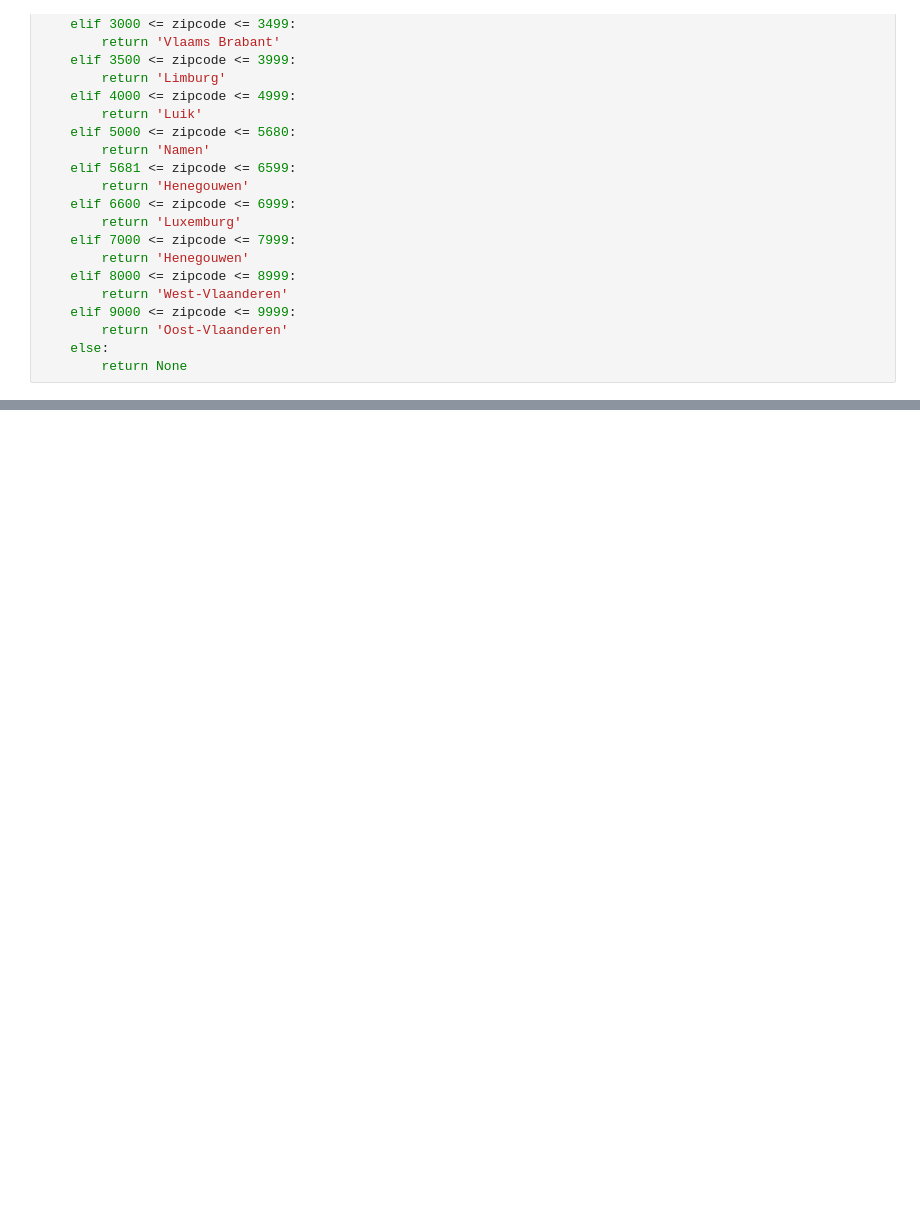
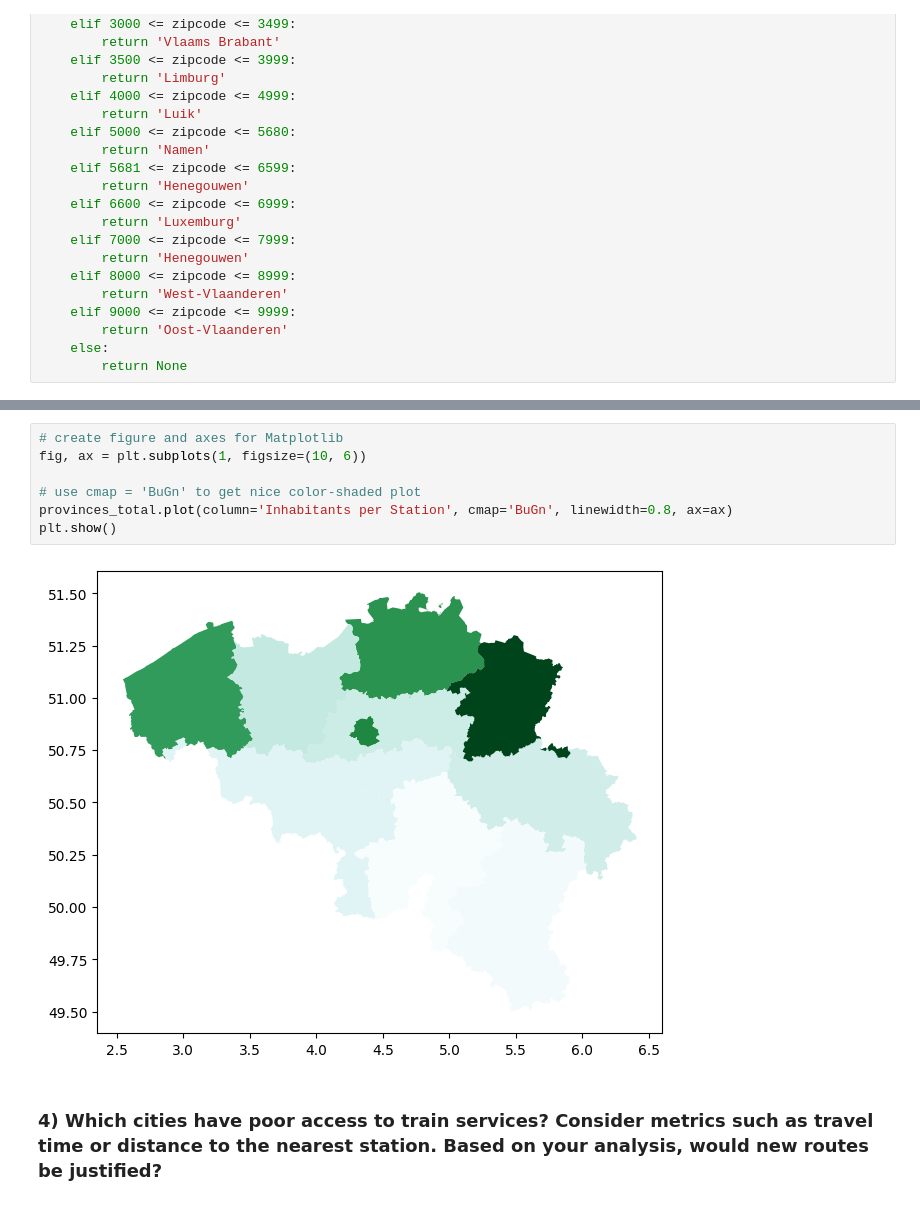
Before and after one commit to Mathissemeynen/ACRM-group-11, a Jupyter notebook: StationCoverageAccesibility.ipynb, the cells around one changed output, grey strips where cells are left out. Drawn from its saved outputs; the diff is of its cells as text; blank space fills up the shorter version.

```diff
--- a/StationCoverageAccesibility.ipynb
+++ b/StationCoverageAccesibility.ipynb
@@ -299,0 +198,11 @@ Inhabitants_per_station.sort_values('IpS')
+# %%
+# create figure and axes for Matplotlib
+fig, ax = plt.subplots(1, figsize=(10, 6))
+
+# use cmap = 'BuGn' to get nice color-shaded plot
+provinces_total.plot(column='Inhabitants per Station', cmap='BuGn', linewidth=0.8, ax=ax)
+plt.show()
+# %% [output]
+[figure, added]
+# %% [markdown]
+### 4) Which cities have poor access to train services? Consider metrics such as travel time or distance to the nearest station. Based on your analysis, would new routes be justified?
```
Also changed, not shown: parts of 30 cells of this notebook.
